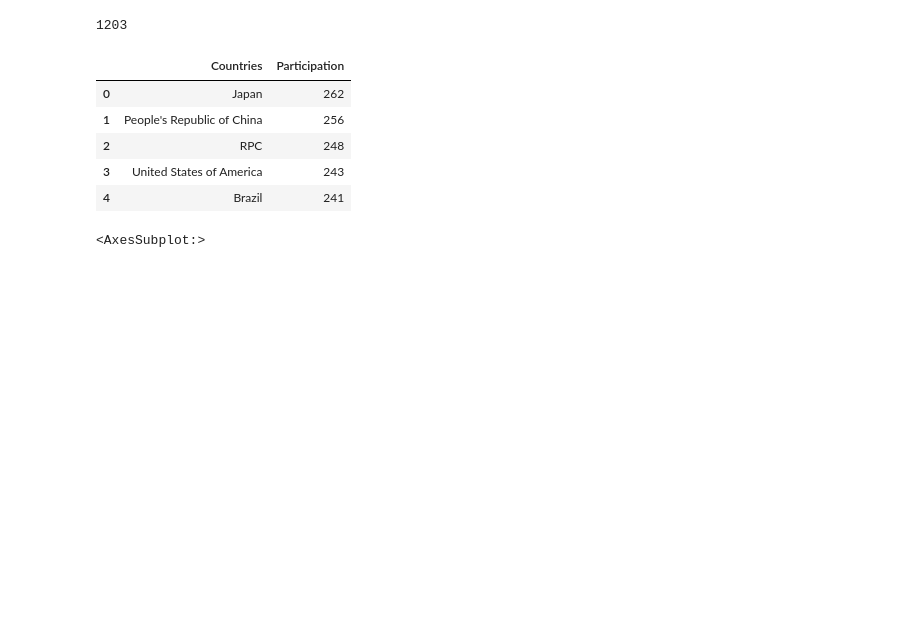
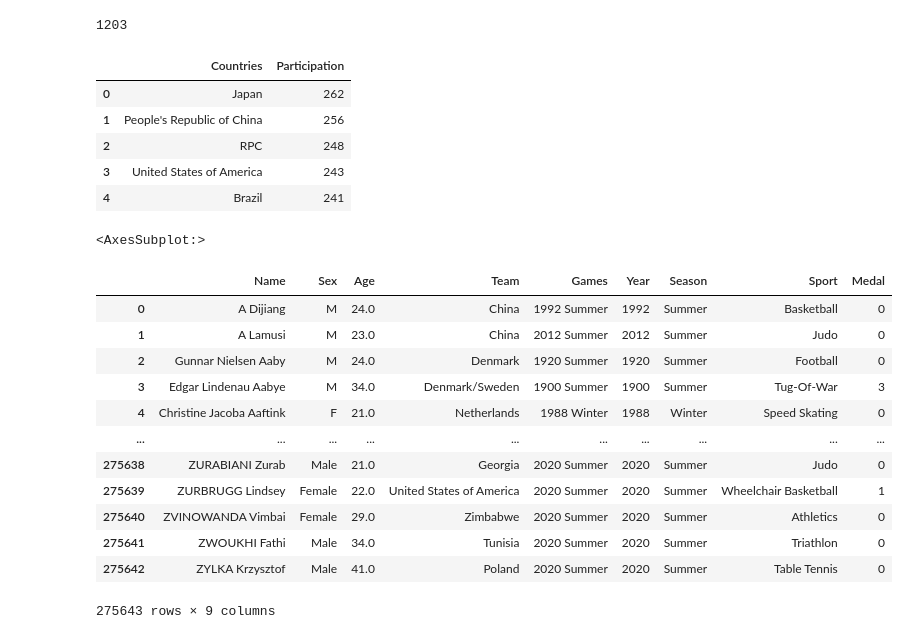
Before and after one commit to prathamagrawal/Analysing-Olympics-Dataset, a Jupyter notebook: graph.ipynb, the cells around one changed output. Drawn from its saved outputs; the diff is of its cells as text; code cells hidden in the pictures; blank space fills up the shorter version.

```diff
--- a/graph.ipynb
+++ b/graph.ipynb
@@ -121,3 +120,19 @@ u_team=data.Team.unique()
 import plotly.express as px
 fig=px.treemap(path=[u_team],values=top_countries)
 fig.show()
+# %%
+data
+# %% [output]
+|  | Name | Sex | Age | Team | Games | Year | Season | Sport | Medal |
+| 0 | A Dijiang | M | 24.0 | China | 1992 Summer | 1992 | Summer | Basketball | 0 |
+| 1 | A Lamusi | M | 23.0 | China | 2012 Summer | 2012 | Summer | Judo | 0 |
+| 2 | Gunnar Nielsen Aaby | M | 24.0 | Denmark | 1920 Summer | 1920 | Summer | Football | 0 |
+| 3 | Edgar Lindenau Aabye | M | 34.0 | Denmark/Sweden | 1900 Summer | 1900 | Summer | Tug-Of-War | 3 |
+| 4 | Christine Jacoba Aaftink | F | 21.0 | Netherlands | 1988 Winter | 1988 | Winter | Speed Skating | 0 |
+| ... | ... | ... | ... | ... | ... | ... | ... | ... | ... |
+| 275638 | ZURABIANI Zurab | Male | 21.0 | Georgia | 2020 Summer | 2020 | Summer | Judo | 0 |
+| 275639 | ZURBRUGG Lindsey | Female | 22.0 | United States of America | 2020 Summer | 2020 | Summer | Wheelchair Basketball | 1 |
+| 275640 | ZVINOWANDA Vimbai | Female | 29.0 | Zimbabwe | 2020 Summer | 2020 | Summer | Athletics | 0 |
+| 275641 | ZWOUKHI Fathi | Male | 34.0 | Tunisia | 2020 Summer | 2020 | Summer | Triathlon | 0 |
+| 275642 | ZYLKA Krzysztof | Male | 41.0 | Poland | 2020 Summer | 2020 | Summer | Table Tennis | 0 |
+275643 rows × 9 columns
```
Also changed, not shown: parts of 1 cell of this notebook, 2 other files.
